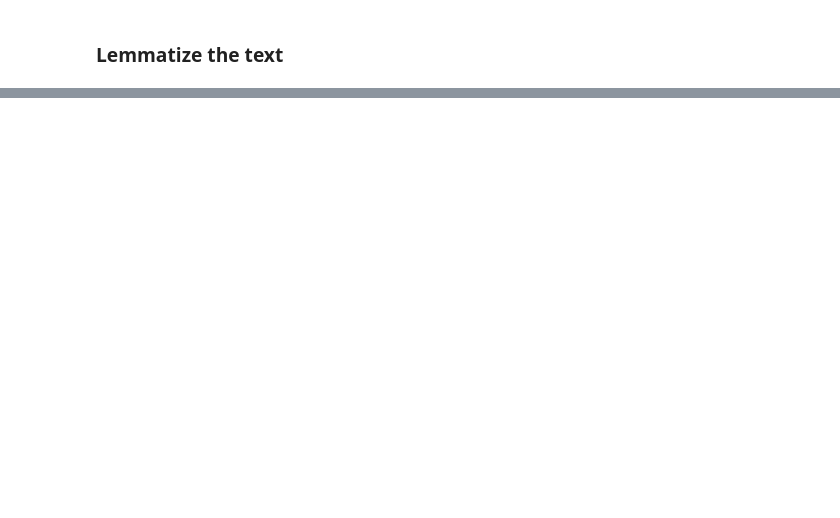
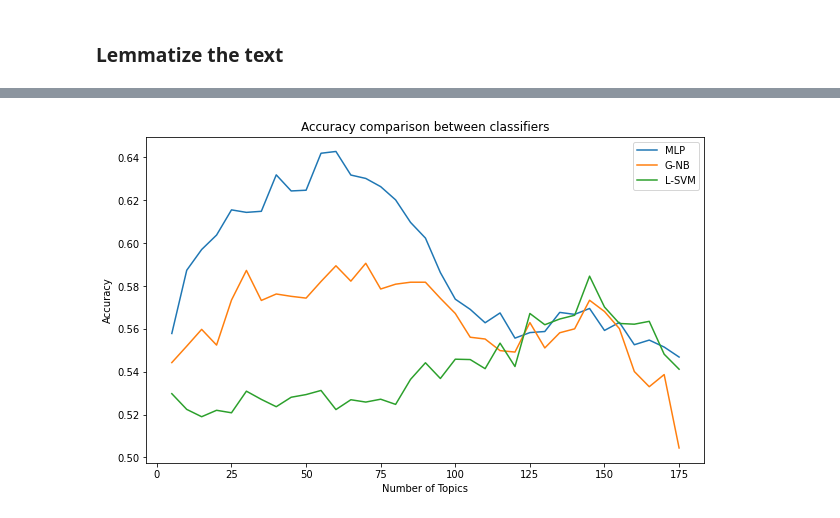
Before and after one commit to Lennart97/nlp_project, a Jupyter notebook: problem-solution.ipynb, the cells around one changed output, grey strips where cells are left out. Cells and saved outputs as stored; diff of their text form; code cells hidden in the pictures; blank space fills up the shorter version.

```diff
--- a/problem-solution.ipynb
+++ b/problem-solution.ipynb
@@ -201,5 +65,0 @@ pickle.dump((df, id2word, corpus, tfidf), file)
-# %%
-import pickle
-(df, id2word, corpus, tfidf) = pickle.load(open("data.bin", "rb"))
-df.head()
-texts = df['trigrams']
@@ -543,0 +288,22 @@ F1Score: 0.5651535125604217
+# %%
+# Create classifier comparison for multiple scores
+import matplotlib.pyplot as plt
+
+scores = {name: [] for name in evaluations[0].keys()}
+for evaluation in evaluations:
+    for name, ev in evaluation.items():
+        confusion_mtx, accuracy, precision, recall, fscore = ev
+        # Change input in append for different output: accuracy, precision, recall, fscore
+        scores[name].append(accuracy)
+
+plt.figure(figsize=(10,6))
+plt.title("Accuracy comparison between classifiers")
+plt.ylabel("Accuracy")
+plt.xlabel("Number of Topics")
+for label, score in scores.items():
+    plt.plot(x, score, label=label)
+plt.legend()
+plt.savefig("img/classifier_accuracies_over_topics.pdf")
+plt.show()
+# %% [output]
+[figure, added]
```
Also changed, not shown: parts of 44 cells of this notebook, 2 other files.
